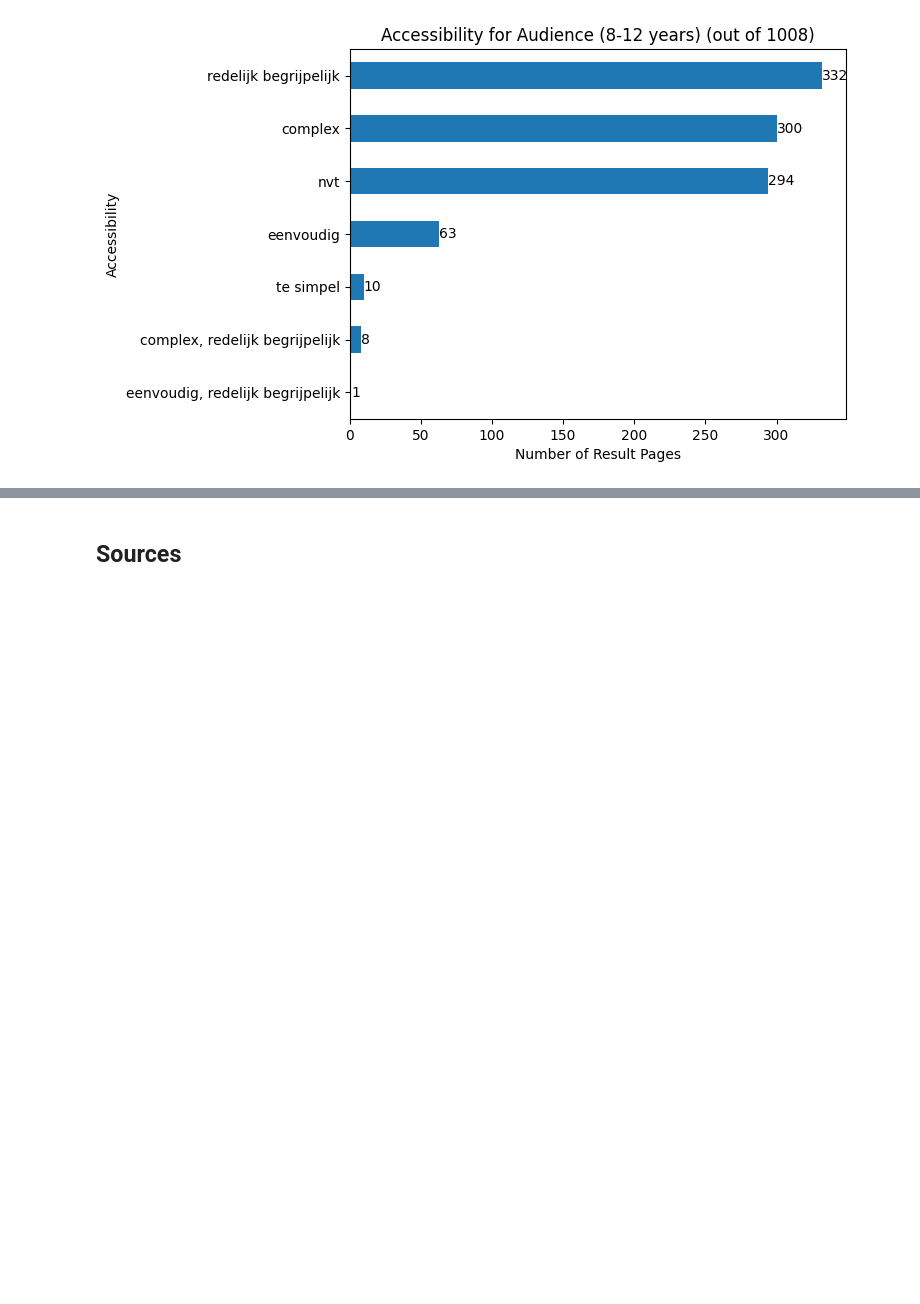
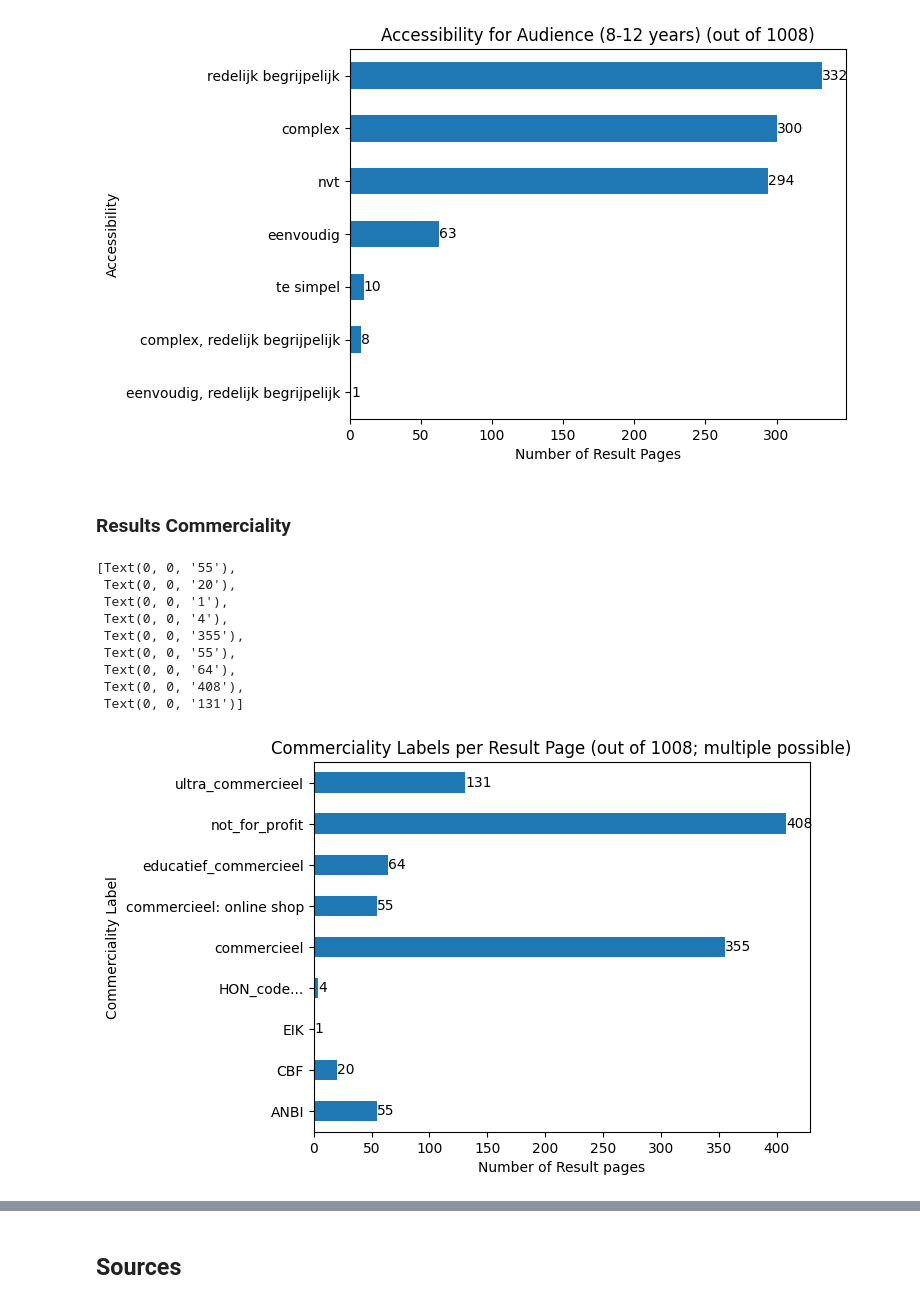
Before and after one commit to SlimZoeken/100queries, a Jupyter notebook: notebooks/analysis.ipynb, the cells around one changed output, grey strips where cells are left out. Saved outputs shown, nothing was run; the diff lists cells and outputs as text; code cells hidden in the pictures; blank space fills up the shorter version.

```diff
--- a/notebooks/analysis.ipynb
+++ b/notebooks/analysis.ipynb
@@ -366,3 +477,32 @@ ax.bar_label(ax.containers[0])
  Text(0, 0, '300'),
  Text(0, 0, '332')]
 [figure]
+# %% [markdown]
+### Results Commerciality
+# %%
+ax = (
+    results["Bron: Commerciality"]
+    .str.split(",")
+    .explode()
+    .str.strip()
+    .value_counts()
+    .sort_index()
+    .plot(
+        kind="barh",
+        title=f"Commerciality Labels per Result Page (out of {len(results)}; multiple possible)",
+        xlabel="Number of Result pages",
+        ylabel="Commerciality Label",
+    )
+)
+ax.bar_label(ax.containers[0])
+# %% [output]
+[Text(0, 0, '55'),
+ Text(0, 0, '20'),
+ Text(0, 0, '1'),
+ Text(0, 0, '4'),
+ Text(0, 0, '355'),
+ Text(0, 0, '55'),
+ Text(0, 0, '64'),
+ Text(0, 0, '408'),
+ Text(0, 0, '131')]
+[figure, added]
```
Also changed, not shown: parts of 15 cells of this notebook.
